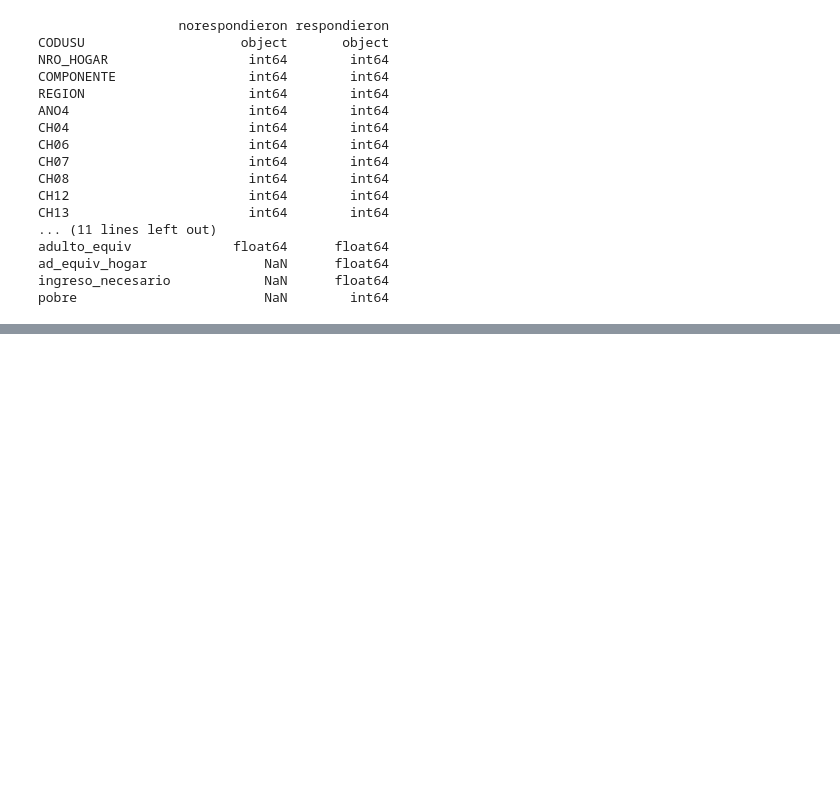
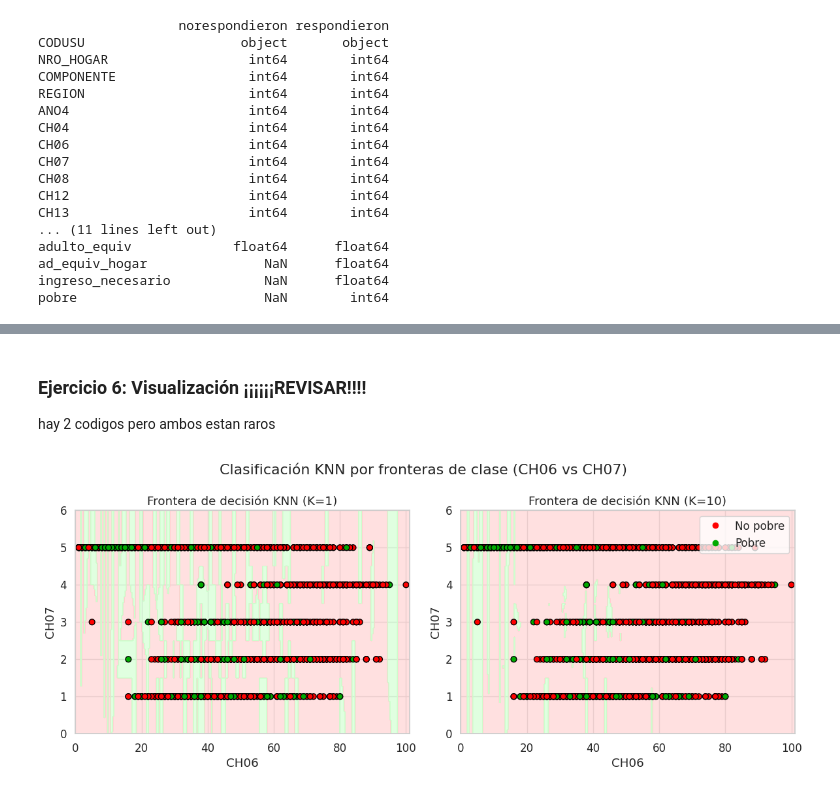
Before and after one commit to davidjjj14082000-png/BigDataUBA-Grupo-1, a Jupyter notebook: TP4/BigData_TP4_Grupo1 (1).ipynb, the cells around one changed output, grey strips where cells are left out. Cells and saved outputs as stored; diff of their text form; code cells hidden in the pictures; blank space fills up the shorter version.

```diff
--- a/TP4/BigData_TP4_Grupo1 (1).ipynb
+++ b/TP4/BigData_TP4_Grupo1 (1).ipynb
@@ -92,0 +128,7 @@ ESTADO        2.201       2.201      -0.000
+# %%
+# Crear X e y de respondieron_2025
+variables_X = ['CH04','CH06','CH07','CH08','NIVEL_ED','CAT_INAC', 'ESTADO'] # quitamos año respecto a la definicion anterior
+variable_y = 'pobre'
+
+X = respondieron_2025[variables_X].copy()
+y = respondieron_2025[variable_y]
@@ -92,0 +140,8 @@ ESTADO        2.201       2.201      -0.000
+# %%
+# Agregar columna de unos para el intercepto
+X.insert(0, 'const', 1)
+
+# Separar en train y test (70%-30%)
+X_train, X_test, y_train, y_test = train_test_split(
+    X, y, test_size=0.3, random_state=444
+)
@@ -92,0 +306,58 @@ ESTADO        2.201       2.201      -0.000
+# %% [markdown]
+### Ejercicio 6: Visualización ¡¡¡¡¡¡REVISAR!!!!
+hay 2 codigos pero ambos estan raros
+# %%
+import numpy as np
+import matplotlib.pyplot as plt
+from sklearn.neighbors import KNeighborsClassifier
+from matplotlib.colors import ListedColormap
+
+# Extraer solo las dos características CH06 y CH07
+X = X_train[['CH06', 'CH07']].values
+y = y_train.values  # Asegúrate de que y_train sea un vector (no un DataFrame)
+
+# Definir los valores de K
+k_values = [1, 10]
+
+# Crear malla para la frontera de decisión
+x_min, x_max = X[:, 0].min() - 1, X[:, 0].max() + 1
+y_min, y_max = X[:, 1].min() - 1, X[:, 1].max() + 1
+xx, yy = np.meshgrid(np.linspace(x_min, x_max, 300),
+                     np.linspace(y_min, y_max, 300))
+
+# Mapas de color
+cmap_light = ListedColormap(['#FFCCCC', '#CCFFCC'])  # fondo
+cmap_bold = ListedColormap(['#FF0000', '#00AA00'])   # puntos
+
+# Crear figura
+fig, axes = plt.subplots(1, 2, figsize=(12, 5))
+
+for ax, k in zip(axes, k_values):
+    # Entrenar KNN
+    knn = KNeighborsClassifier(n_neighbors=k)
+    knn.fit(X, y)
+
+    # Predicciones en la malla
+    Z = knn.predict(np.c_[xx.ravel(), yy.ravel()])
+    Z = Z.reshape(xx.shape)
+
+    # Graficar frontera
+    ax.contourf(xx, yy, Z, cmap=cmap_light, alpha=0.6)
+
+    # Graficar puntos de entrenamiento
+    scatter = ax.scatter(X[:, 0], X[:, 1], c=y, cmap=cmap_bold, edgecolor='k', s=40)
+
+    # Etiquetas
+    ax.set_title(f'Frontera de decisión KNN (K={k})')
+    ax.set_xlabel('CH06')
+    ax.set_ylabel('CH07')
+
+# Leyenda
+plt.legend(handles=scatter.legend_elements()[0],
+           labels=['No pobre', 'Pobre'], loc='upper right')
+
+plt.suptitle('Clasificación KNN por fronteras de clase (CH06 vs CH07)')
+plt.tight_layout()
+plt.show()
+# %% [output]
+[figure, added]
```
Also changed, not shown: parts of 52 cells of this notebook.
